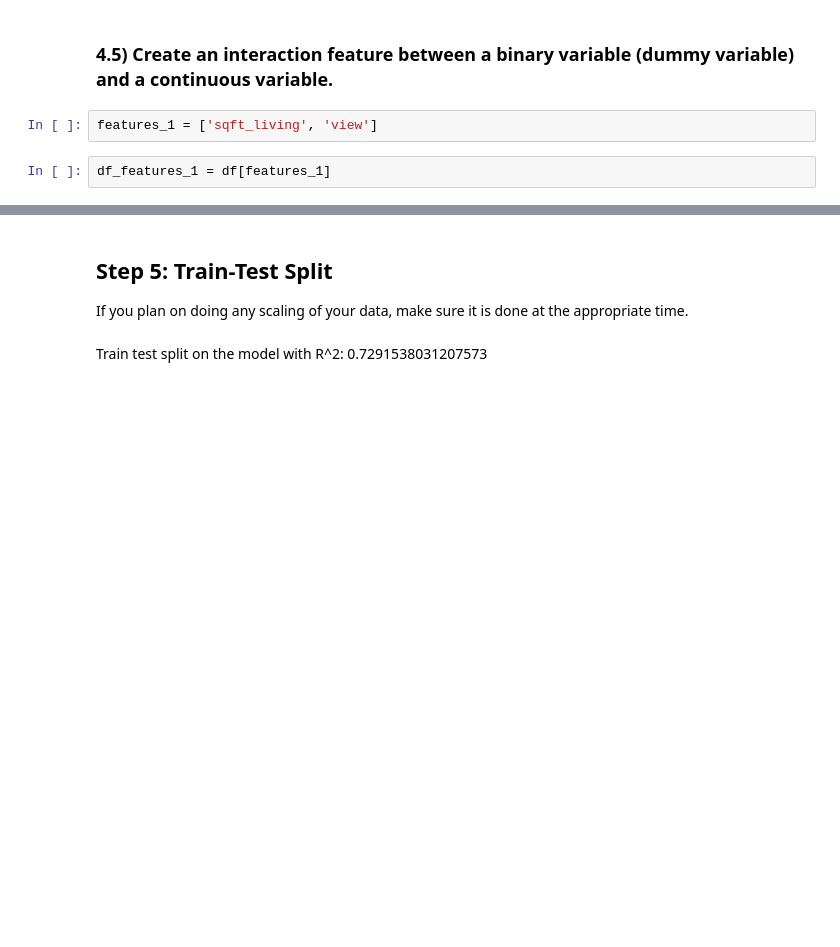
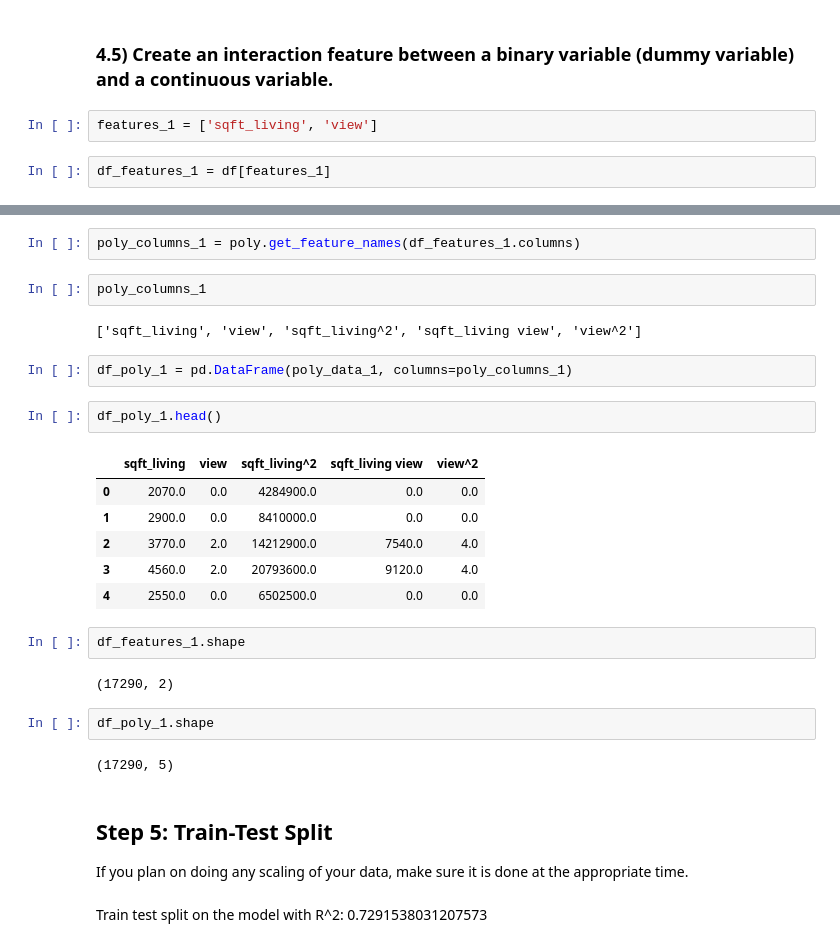
Before and after one commit to raizelistaken/Housing_Prices_KC, a Jupyter notebook: Bakeoff_modeling_process_Orderly.ipynb, the cells around one changed output, grey strips where cells are left out. Saved outputs shown, nothing was run; the diff lists cells and outputs as text; blank space fills up the shorter version.

```diff
--- a/Bakeoff_modeling_process_Orderly.ipynb
+++ b/Bakeoff_modeling_process_Orderly.ipynb
@@ -517,3 +563,28 @@ df_features_1 = df[features_1]
+# %%
+poly_columns_1 = poly.get_feature_names(df_features_1.columns)
+# %%
+poly_columns_1
+# %% [output]
+['sqft_living', 'view', 'sqft_living^2', 'sqft_living view', 'view^2']
+# %%
+df_poly_1 = pd.DataFrame(poly_data_1, columns=poly_columns_1)
+# %%
+df_poly_1.head()
+# %% [output]
+|  | sqft_living | view | sqft_living^2 | sqft_living view | view^2 |
+| 0 | 2070.0 | 0.0 | 4284900.0 | 0.0 | 0.0 |
+| 1 | 2900.0 | 0.0 | 8410000.0 | 0.0 | 0.0 |
+| 2 | 3770.0 | 2.0 | 14212900.0 | 7540.0 | 4.0 |
+| 3 | 4560.0 | 2.0 | 20793600.0 | 9120.0 | 4.0 |
+| 4 | 2550.0 | 0.0 | 6502500.0 | 0.0 | 0.0 |
+# %%
+df_features_1.shape
+# %% [output]
+(17290, 2)
+# %%
+df_poly_1.shape
+# %% [output]
+(17290, 5)
 # %% [markdown]
 ## Step 5: Train-Test Split
 
```
Also changed, not shown: parts of 6 cells of this notebook.
